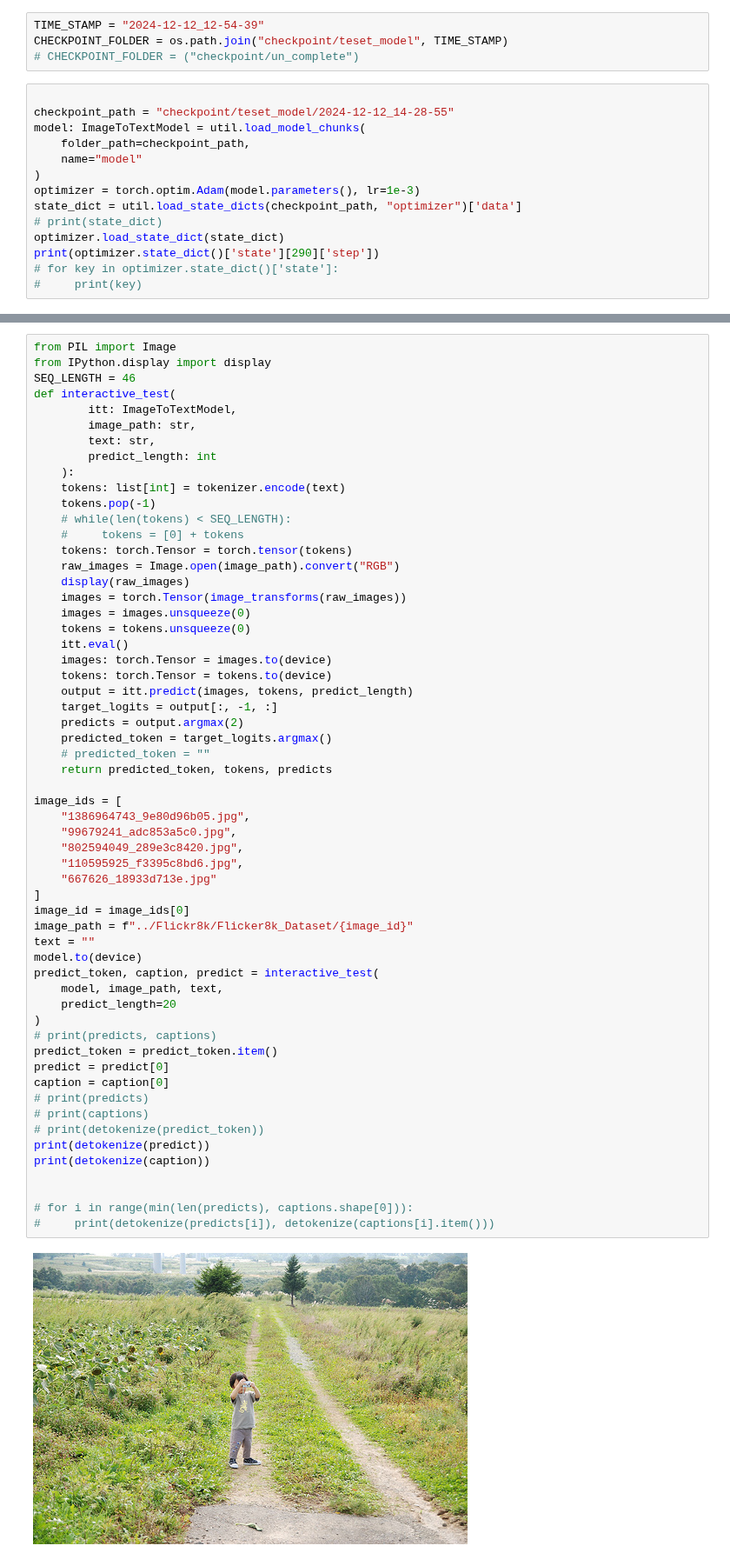
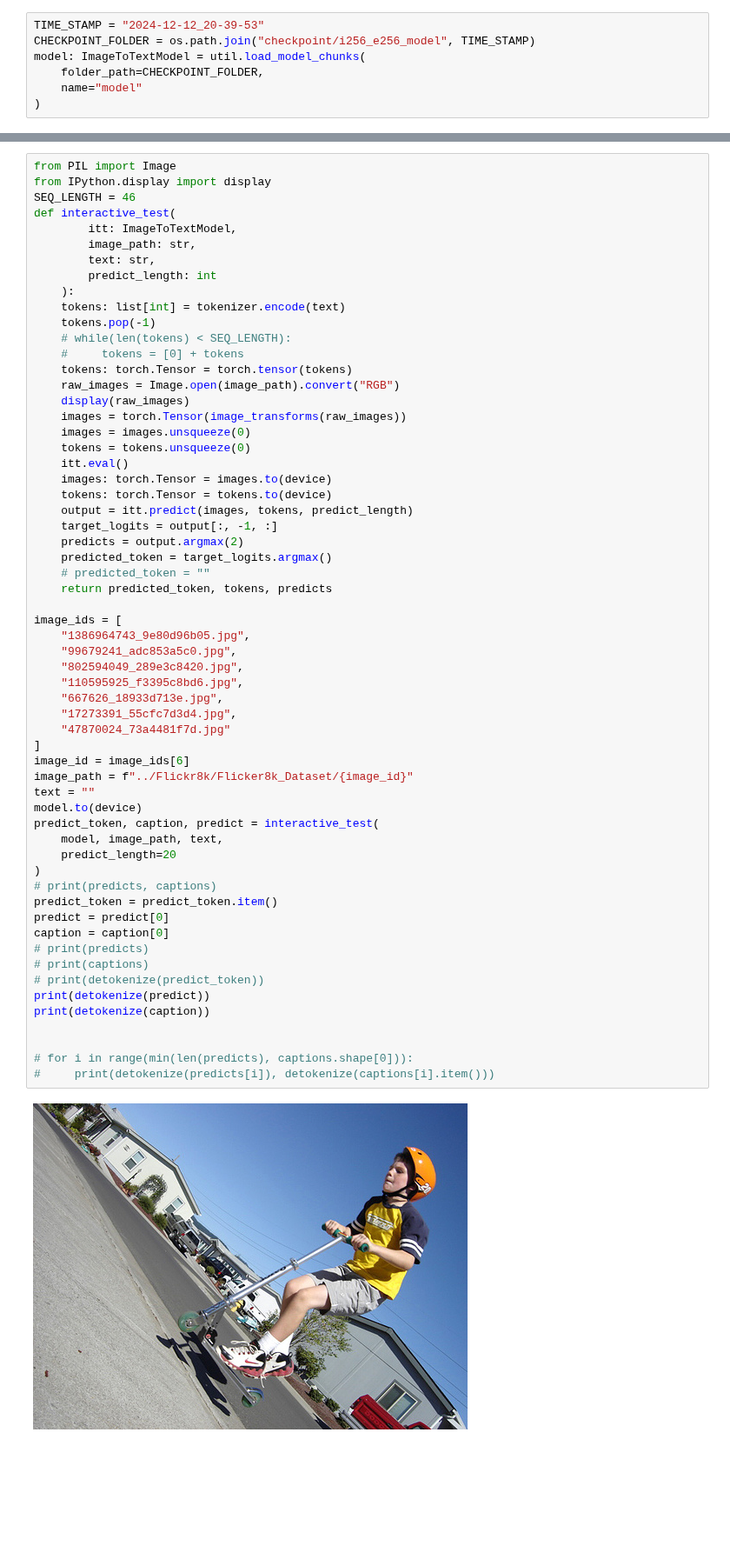
Before and after one commit to NguyenPhuongDng/Image-description, a Jupyter notebook: Fine_Tune/FinetuneTest.ipynb, the cells around one changed output, grey strips where cells are left out. Shown at 87% size. Drawn from its saved outputs; the diff is of its cells as text; blank space fills up the shorter version.

Commit message:
upload checkpoint

```diff
--- a/Fine_Tune/FinetuneTest.ipynb
+++ b/Fine_Tune/FinetuneTest.ipynb
@@ -164,18 +174,7 @@ def plotter(train_log: list[dict[str, object]]) :
 # %%
-TIME_STAMP = "2024-12-12_12-54-39"
-CHECKPOINT_FOLDER = os.path.join("checkpoint/teset_model", TIME_STAMP)
-# CHECKPOINT_FOLDER = ("checkpoint/un_complete")
+TIME_STAMP = "2024-12-12_20-39-53"
+CHECKPOINT_FOLDER = os.path.join("checkpoint/i256_e256_model", TIME_STAMP)
+model: ImageToTextModel = util.load_model_chunks(
+    folder_path=CHECKPOINT_FOLDER,
+    name="model"
+)
-# %%
-
-checkpoint_path = "checkpoint/teset_model/2024-12-12_14-28-55"
-model: ImageToTextModel = util.load_model_chunks(
-    folder_path=checkpoint_path,
-    name="model"
-)
-optimizer = torch.optim.Adam(model.parameters(), lr=1e-3)
-state_dict = util.load_state_dicts(checkpoint_path, "optimizer")['data']
-# print(state_dict)
-optimizer.load_state_dict(state_dict)
-print(optimizer.state_dict()['state'][290]['step'])
-# for key in optimizer.state_dict()['state']:
-#     print(key)
@@ -235,33 +236,35 @@ def interactive_test(
     # predicted_token = ""
     return predicted_token, tokens, predicts
 
 image_ids = [
     "1386964743_9e80d96b05.jpg",
     "99679241_adc853a5c0.jpg",
     "802594049_289e3c8420.jpg",
     "110595925_f3395c8bd6.jpg",
-    "667626_18933d713e.jpg"
+    "667626_18933d713e.jpg",
+    "17273391_55cfc7d3d4.jpg",
+    "47870024_73a4481f7d.jpg"
 ]
-image_id = image_ids[0]
+image_id = image_ids[6]
 image_path = f"../Flickr8k/Flicker8k_Dataset/{image_id}"
 text = ""
 model.to(device)
 predict_token, caption, predict = interactive_test(
     model, image_path, text,
     predict_length=20
 )
 # print(predicts, captions)
 predict_token = predict_token.item()
 predict = predict[0]
 caption = caption[0]
 # print(predicts)
 # print(captions)
 # print(detokenize(predict_token))
 print(detokenize(predict))
 print(detokenize(caption))
 
 
 # for i in range(min(len(predicts), captions.shape[0])):
 #     print(detokenize(predicts[i]), detokenize(captions[i].item()))
 # %% [output]
-[figure, old version]
+[figure, new version]
```
Also changed, not shown: parts of 5 cells of this notebook, 32 other files.
